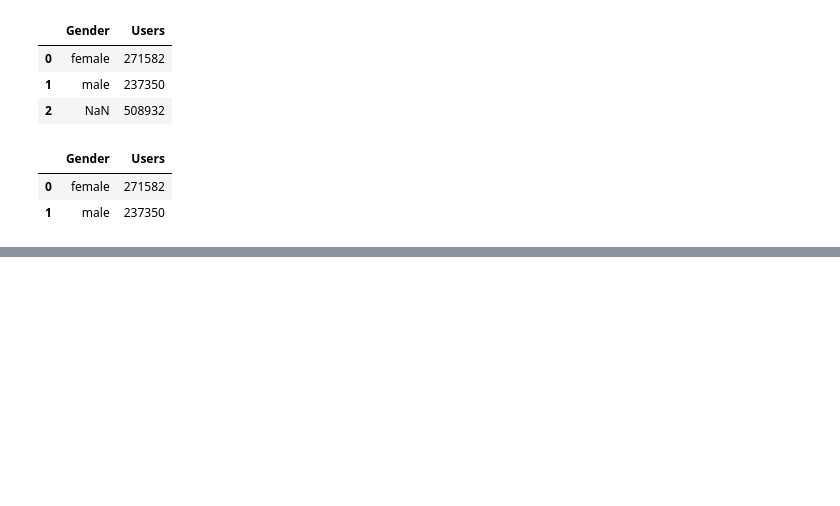
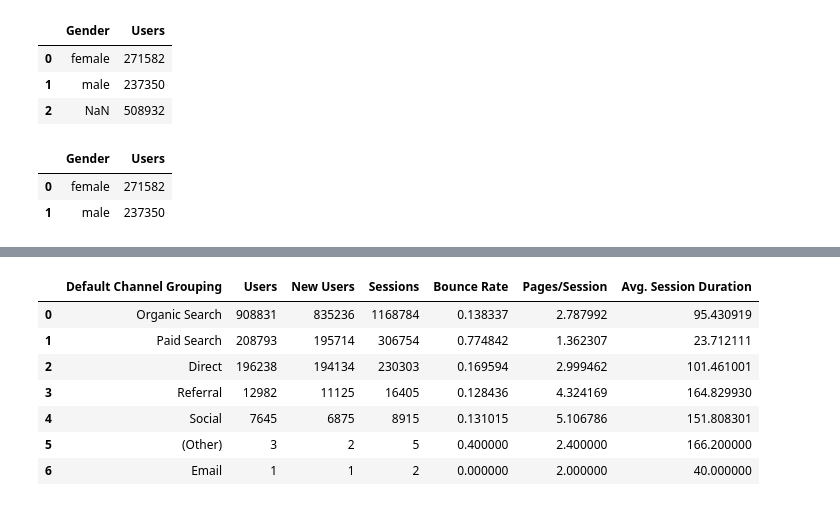
Before and after one commit to donaldebube/WFD-Python-Code, a Jupyter notebook: GADR_Python_Code.ipynb, the cells around one changed output, grey strips where cells are left out. Saved outputs shown, nothing was run; the diff lists cells and outputs as text; code cells hidden in the pictures; blank space fills up the shorter version.

```diff
--- a/GADR_Python_Code.ipynb
+++ b/GADR_Python_Code.ipynb
@@ -178,0 +218,13 @@ gadr_gender
+# %%
+gadr_acquisition.drop(index=7, inplace=True)
+# %%
+gadr_acquisition
+# %% [output]
+|  | Default Channel Grouping | Users | New Users | Sessions | Bounce Rate | Pages/Session | Avg. Session Duration |
+| 0 | Organic Search | 908831 | 835236 | 1168784 | 0.138337 | 2.787992 | 95.430919 |
+| 1 | Paid Search | 208793 | 195714 | 306754 | 0.774842 | 1.362307 | 23.712111 |
+| 2 | Direct | 196238 | 194134 | 230303 | 0.169594 | 2.999462 | 101.461001 |
+| 3 | Referral | 12982 | 11125 | 16405 | 0.128436 | 4.324169 | 164.829930 |
+| 4 | Social | 7645 | 6875 | 8915 | 0.131015 | 5.106786 | 151.808301 |
+| 5 | (Other) | 3 | 2 | 5 | 0.400000 | 2.400000 | 166.200000 |
+| 6 | Email | 1 | 1 | 2 | 0.000000 | 2.000000 | 40.000000 |
```
Also changed, not shown: parts of 6 cells of this notebook.
